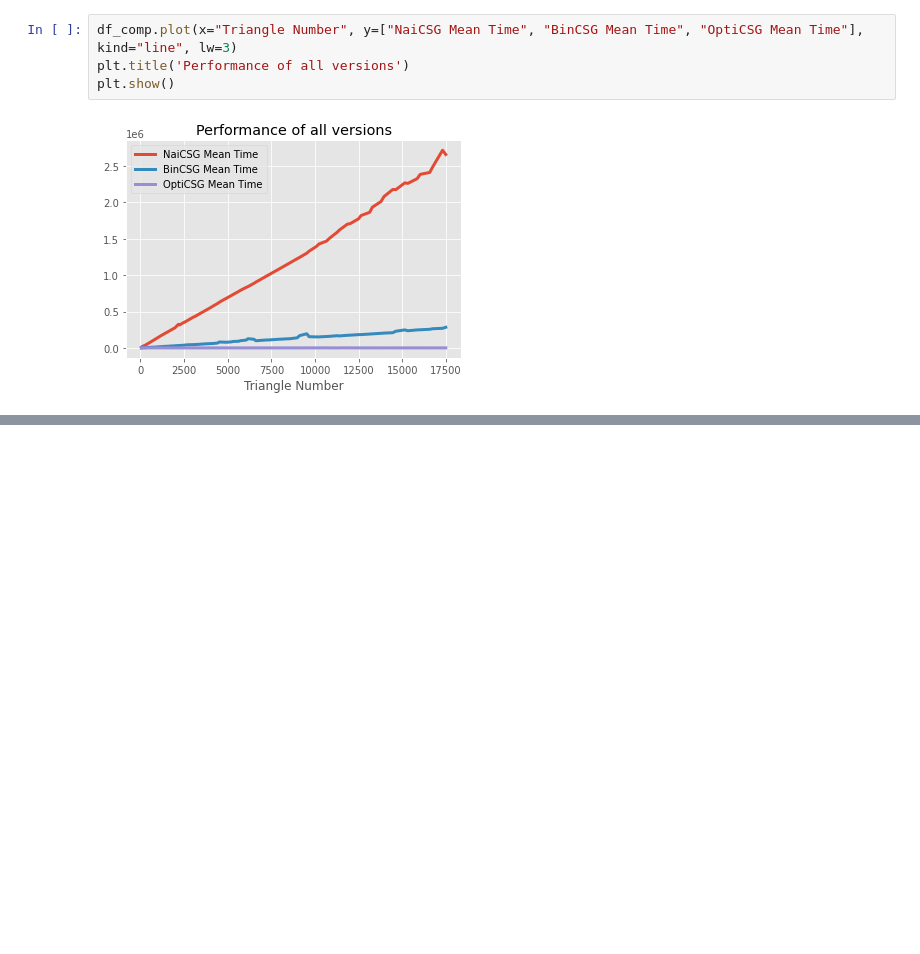
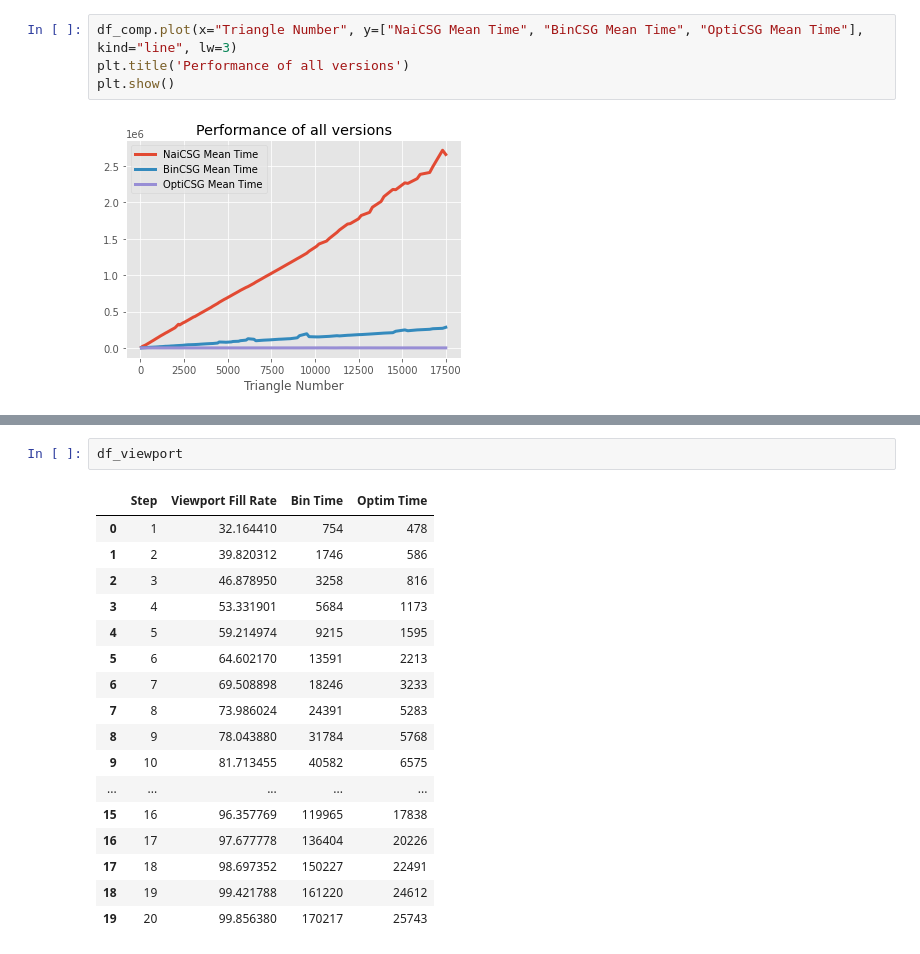
Before and after one commit to otmanesabir/bsc-thesis, a Jupyter notebook: data_analysis/analysis.ipynb, the cells around one changed output, grey strips where cells are left out. Drawn from its saved outputs; the diff is of its cells as text; blank space fills up the shorter version.

```diff
--- a/data_analysis/notebook.ipynb
+++ b/data_analysis/analysis.ipynb
@@ -224,0 +249,20 @@ plt.show()
+# %%
+df_viewport
+# %% [output]
+|  | Step | Viewport Fill Rate | Bin Time | Optim Time |
+| 0 | 1 | 32.164410 | 754 | 478 |
+| 1 | 2 | 39.820312 | 1746 | 586 |
+| 2 | 3 | 46.878950 | 3258 | 816 |
+| 3 | 4 | 53.331901 | 5684 | 1173 |
+| 4 | 5 | 59.214974 | 9215 | 1595 |
+| 5 | 6 | 64.602170 | 13591 | 2213 |
+| 6 | 7 | 69.508898 | 18246 | 3233 |
+| 7 | 8 | 73.986024 | 24391 | 5283 |
+| 8 | 9 | 78.043880 | 31784 | 5768 |
+| 9 | 10 | 81.713455 | 40582 | 6575 |
+| ... | ... | ... | ... | ... |
+| 15 | 16 | 96.357769 | 119965 | 17838 |
+| 16 | 17 | 97.677778 | 136404 | 20226 |
+| 17 | 18 | 98.697352 | 150227 | 22491 |
+| 18 | 19 | 99.421788 | 161220 | 24612 |
+| 19 | 20 | 99.856380 | 170217 | 25743 |
```
Also changed, not shown: parts of 22 cells of this notebook, 1 other file.
